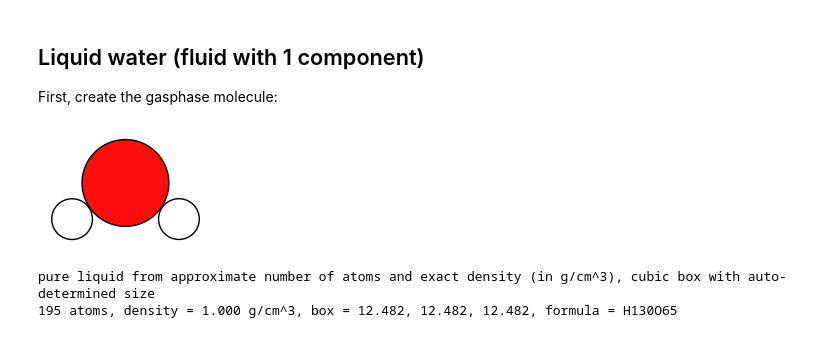
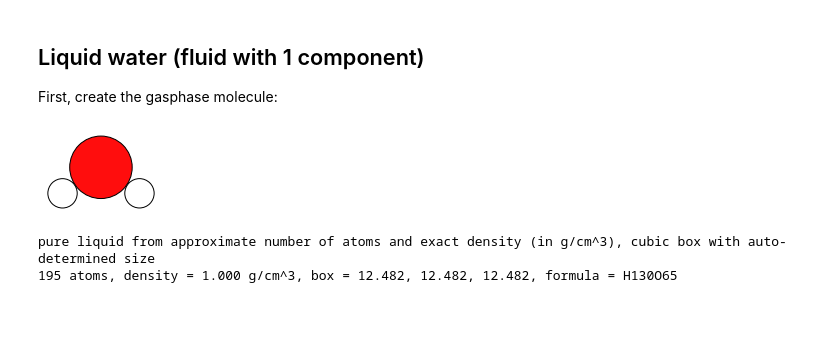
Before and after one commit to patrickmelix/PLAMS, a Jupyter notebook: doc/source/examples/PackMolExample/PackMol.ipynb, the cells around one changed output. Cells and saved outputs as stored; diff of their text form; code cells hidden in the pictures.

```diff
--- a/doc/source/examples/PackMolExample/PackMol.ipynb
+++ b/doc/source/examples/PackMolExample/PackMol.ipynb
@@ -32,9 +26,9 @@ def show(mol, figsize=None, **kwargs):
 First, create the gasphase molecule:
 # %%
 water = from_smiles("O")
-show(water)
+plot_molecule(water);
 # %% [output]
-[figure, old version]
+[figure, new version]
 # %%
 print("pure liquid from approximate number of atoms and exact density (in g/cm^3), cubic box with auto-determined size")
 out = packmol(water, n_atoms=194, density=1.0)
```
Also changed, not shown: parts of 30 cells of this notebook, 13 other files.
